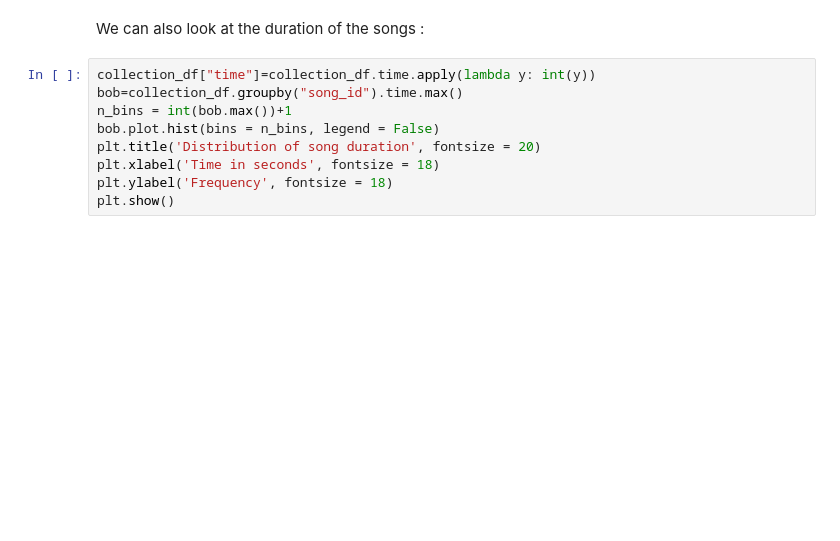
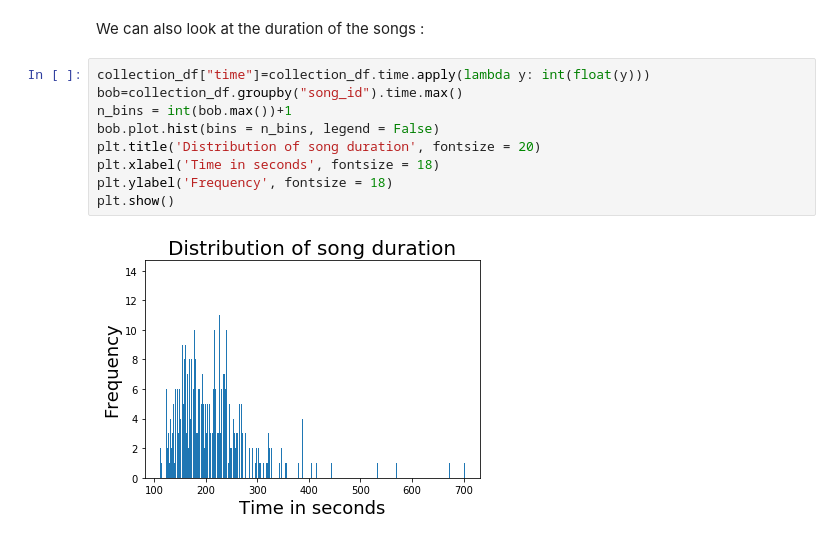
Before and after one commit to GiacomoAlliata/DigitalMusicologyProject, a Jupyter notebook: data_preprocessing.ipynb, the cells around one changed output. Drawn from its saved outputs; the diff is of its cells as text; blank space fills up the shorter version.

```diff
--- a/data_preprocessing.ipynb
+++ b/data_preprocessing.ipynb
@@ -417,11 +468,13 @@ print("Number of songs that contain both : %s" %str(np.sum(unique_section_songs.
 # %% [markdown]
 We can also look at the duration of the songs :
 # %%
-collection_df["time"]=collection_df.time.apply(lambda y: int(y))
+collection_df["time"]=collection_df.time.apply(lambda y: int(float(y)))
 bob=collection_df.groupby("song_id").time.max()
 n_bins = int(bob.max())+1
 bob.plot.hist(bins = n_bins, legend = False)
 plt.title('Distribution of song duration', fontsize = 20)
 plt.xlabel('Time in seconds', fontsize = 18)
 plt.ylabel('Frequency', fontsize = 18)
 plt.show()
+# %% [output]
+[figure, added]
```
Also changed, not shown: parts of 17 cells of this notebook.
